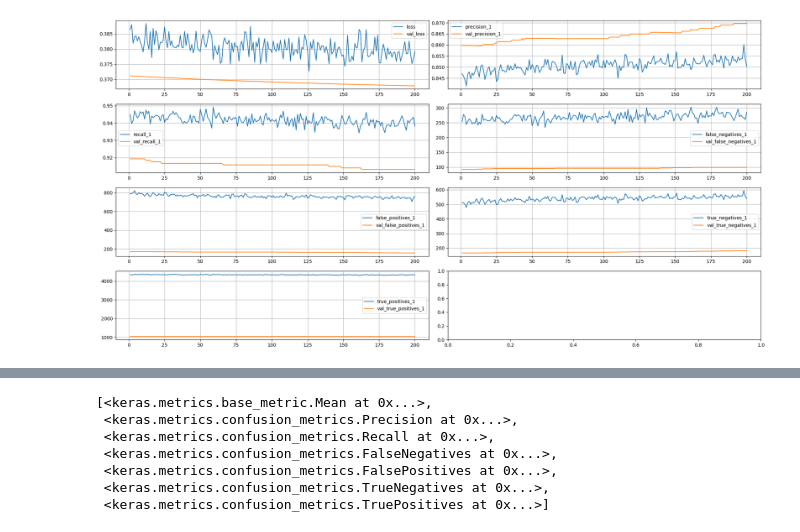
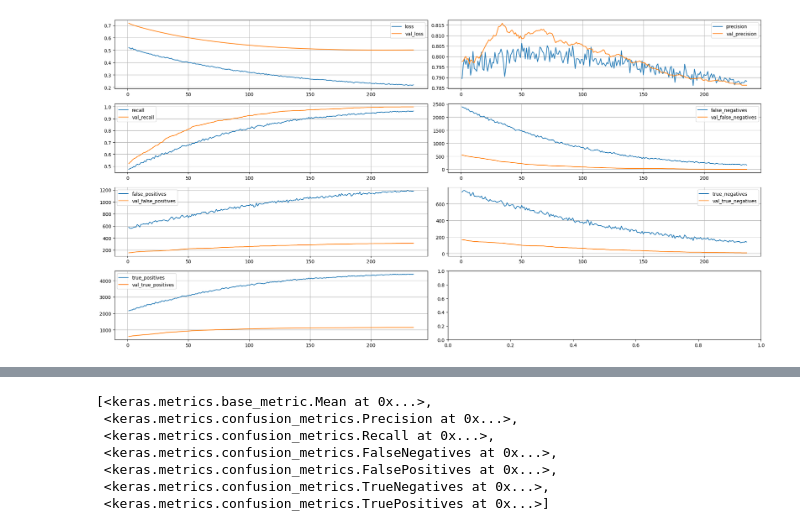
Before and after one commit to FerPapi/fineng-mba-usp, a Jupyter notebook: num_calc/nn/nn_compliant_classifier.ipynb, the cells around one changed output, grey strips where cells are left out. Drawn from its saved outputs; the diff is of its cells as text; code cells hidden in the pictures.

```diff
--- a/num_calc/nn/nn_compliant_classifier.ipynb
+++ b/num_calc/nn/nn_compliant_classifier.ipynb
@@ -78,5 +77,5 @@ target = 'compliant'
 m_spend_model = tf.keras.models.load_model('m_spend_regressor.dnn')
 m_spend_data = dataset.copy().drop(target,axis=1)
 
-dataset['est_monthly_spend'] = m_spend_model.predict(m_spend_data).flatten()
+dataset['monthly_spend'] = m_spend_model.predict(m_spend_data).flatten()
 # %% [output]
@@ -145,21 +144,22 @@ _________________________________________________________________
 # %%
 %%time
 
 metrics_to_plot = ['loss', 'precision', 'recall', 'true_positives']
 
 callbacks_list = [PlotLearning(metrics_to_plot),
                   tf.keras.callbacks.EarlyStopping(monitor='val_loss',
                                                    verbose=1,
                                                    min_delta=1e-4,
                                                    patience=25,
                                                    restore_best_weights=True)]
 
-# dnn_model.load_weights('initial_compliant_model.h5')
+dnn_model.load_weights('initial_compliant_model.h5')
 history = dnn_model.fit(train_features,
                         train_labels,
                         validation_split=0.2,
                         verbose=1,
-                        epochs=200,
-                        callbacks=callbacks_list)
+                        epochs=1000,
+                        callbacks=callbacks_list,
+                        class_weight = {0:0.2, 1:0.8})
 # %% [output]
-[figure, old version]
+[figure, new version]
```
Also changed, not shown: parts of 15 cells of this notebook, 6 other files.
